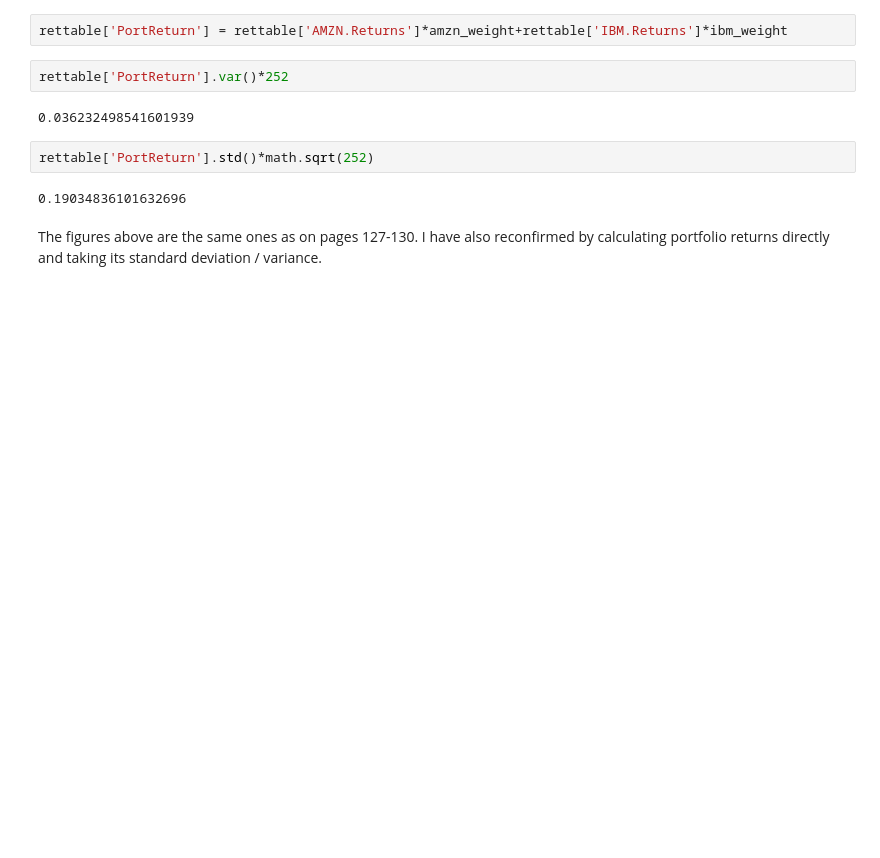
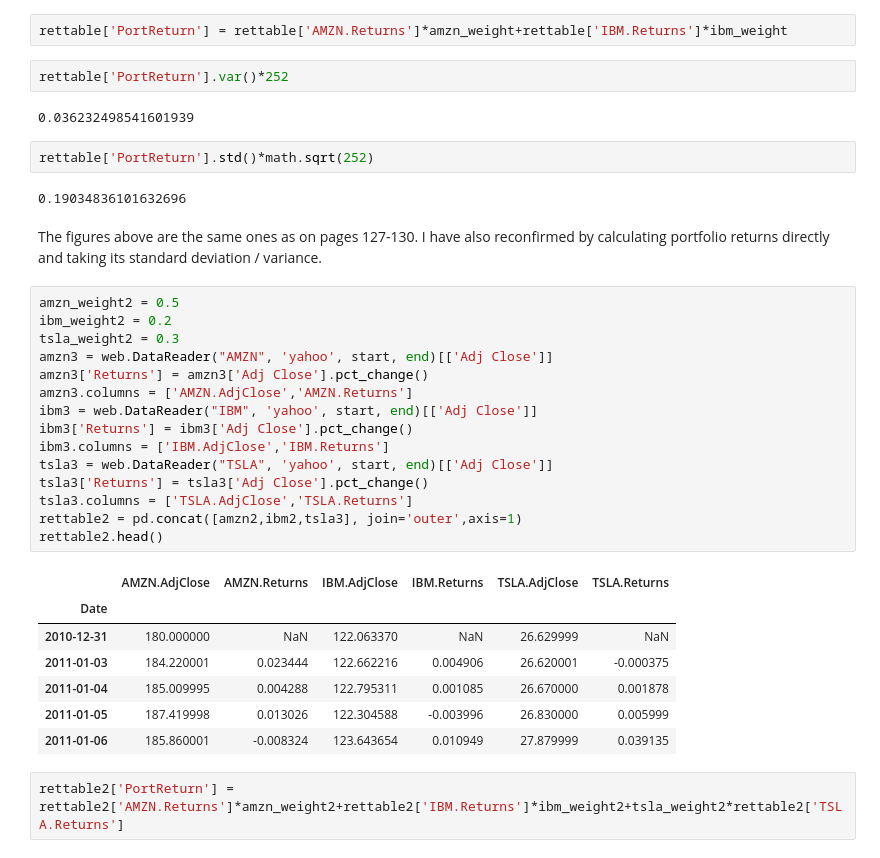
Before and after one commit to drastorguev/financethroughpython, a Jupyter notebook: AFDIFMUR-Ch4-Risk.ipynb, the cells around one changed output. Cells and saved outputs as stored; diff of their text form; blank space fills up the shorter version.

```diff
--- a/AFDIFMUR-Ch4-Risk.ipynb
+++ b/AFDIFMUR-Ch4-Risk.ipynb
@@ -269,3 +269,28 @@ rettable['PortReturn'].std()*math.sqrt(252)
 0.19034836101632696
 # %% [markdown]
 The figures above are the same ones as on pages 127-130. I have also reconfirmed by calculating portfolio returns directly and taking its standard deviation / variance.
+# %%
+amzn_weight2 = 0.5
+ibm_weight2 = 0.2
+tsla_weight2 = 0.3
+amzn3 = web.DataReader("AMZN", 'yahoo', start, end)[['Adj Close']]
+amzn3['Returns'] = amzn3['Adj Close'].pct_change()
+amzn3.columns = ['AMZN.AdjClose','AMZN.Returns']
+ibm3 = web.DataReader("IBM", 'yahoo', start, end)[['Adj Close']]
+ibm3['Returns'] = ibm3['Adj Close'].pct_change()
+ibm3.columns = ['IBM.AdjClose','IBM.Returns']
+tsla3 = web.DataReader("TSLA", 'yahoo', start, end)[['Adj Close']]
+tsla3['Returns'] = tsla3['Adj Close'].pct_change()
+tsla3.columns = ['TSLA.AdjClose','TSLA.Returns']
+rettable2 = pd.concat([amzn2,ibm2,tsla3], join='outer',axis=1)
+rettable2.head()
+# %% [output]
+|  | AMZN.AdjClose | AMZN.Returns | IBM.AdjClose | IBM.Returns | TSLA.AdjClose | TSLA.Returns |
+| Date |  |  |  |  |  |  |
+| 2010-12-31 | 180.000000 | NaN | 122.063370 | NaN | 26.629999 | NaN |
+| 2011-01-03 | 184.220001 | 0.023444 | 122.662216 | 0.004906 | 26.620001 | -0.000375 |
+| 2011-01-04 | 185.009995 | 0.004288 | 122.795311 | 0.001085 | 26.670000 | 0.001878 |
+| 2011-01-05 | 187.419998 | 0.013026 | 122.304588 | -0.003996 | 26.830000 | 0.005999 |
+| 2011-01-06 | 185.860001 | -0.008324 | 123.643654 | 0.010949 | 27.879999 | 0.039135 |
+# %%
+rettable2['PortReturn'] = rettable2['AMZN.Returns']*amzn_weight2+rettable2['IBM.Returns']*ibm_weight2+tsla_weight2*rettable2['TSLA.Returns']
```
Also changed, not shown: parts of 4 cells of this notebook.
